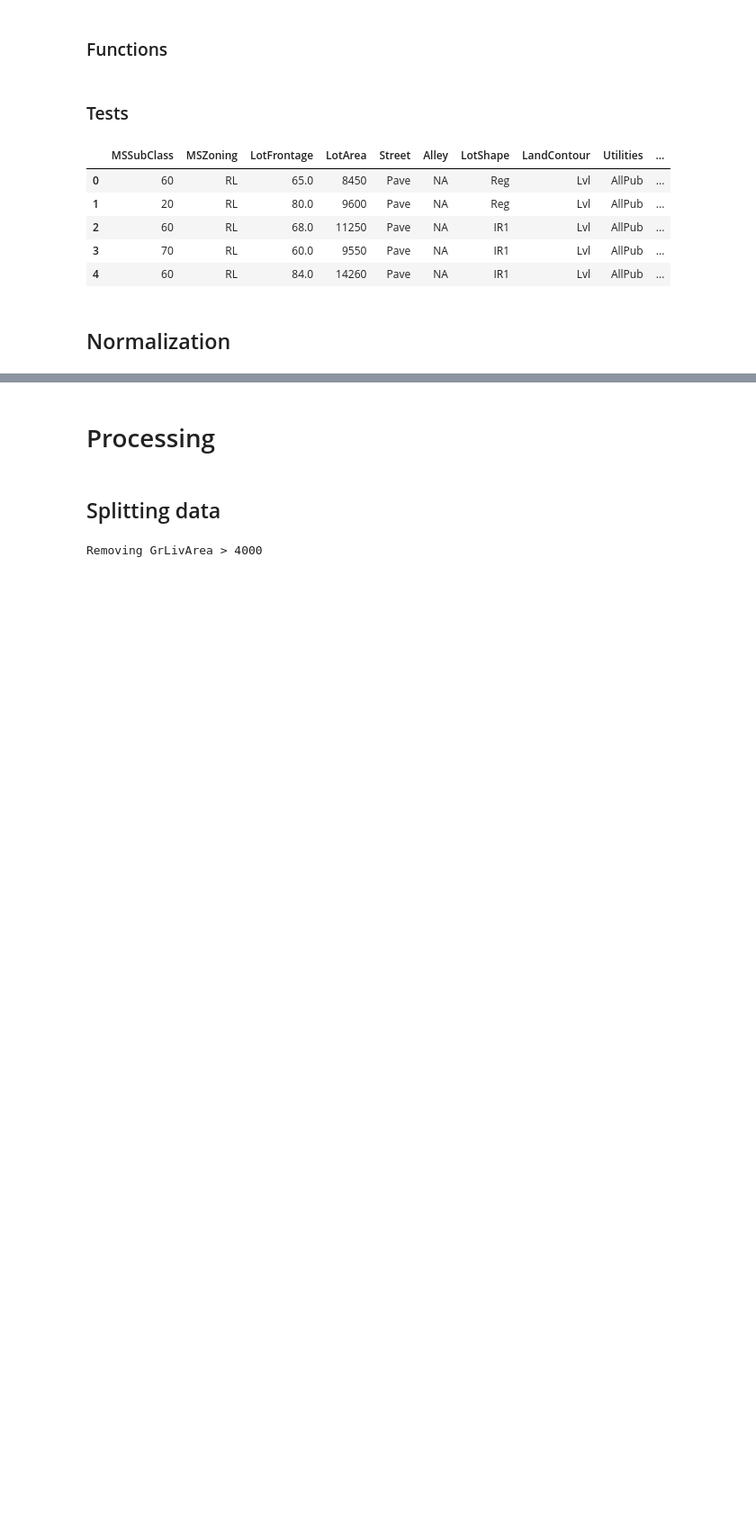
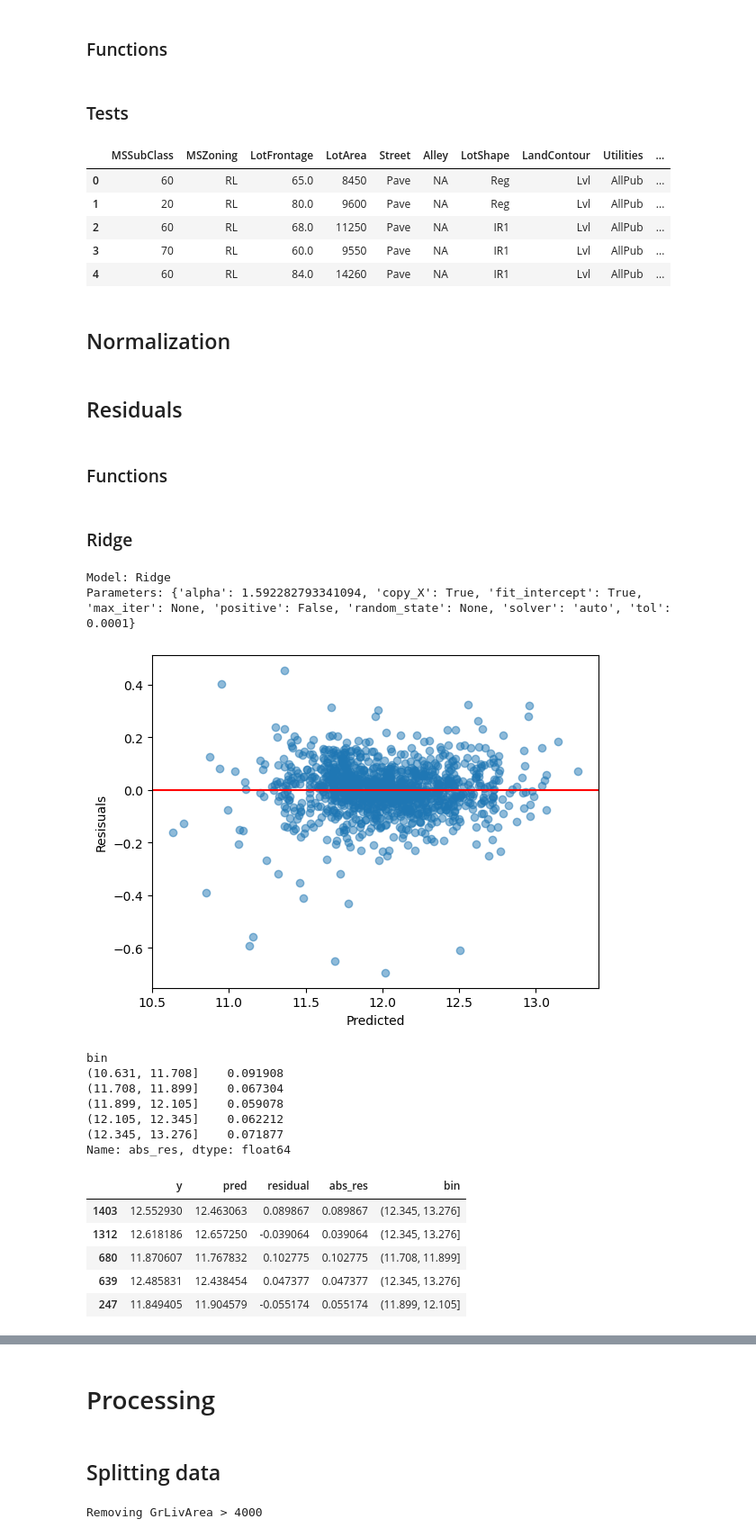
Before and after one commit to javrudsky/machine_learning, a Jupyter notebook: kaggle/housing/housing_v2.ipynb, the cells around one changed output, grey strips where cells are left out. Shown at 90% size. Cells and saved outputs as stored; diff of their text form; code cells hidden in the pictures; blank space fills up the shorter version.

```diff
--- a/kaggle/housing/housing_v2.ipynb
+++ b/kaggle/housing/housing_v2.ipynb
@@ -1823,3 +1885,7 @@ norm_cols = [col for col in df_norm.columns[df_norm.dtypes != "str"] if col not
 
 
 #df_norm.dtypes
+# %% [markdown]
+## Residuals
+# %% [markdown]
+### Functions
@@ -1825,0 +1919,38 @@ norm_cols = [col for col in df_norm.columns[df_norm.dtypes != "str"] if col not
+# %% [markdown]
+### Ridge
+# %%
+X, y, y_orig, X_test, y_test = split_train_test_data()
+X, y, _, ignored_cols, ord_cols_used, desc = initial_processing(X, y, y_orig)
+
+
+# Removing residuals > 0.2 an see what happen.
+# nrows_b = X.shape[0]
+# X = X[~X.index.isin(bigres_idx)]
+# y = y[~y.index.isin(bigres_idx)]
+
+# print("Removed rows:", nrows_b - X.shape[0], "(", nfmt((nrows_b - X.shape[0]) / nrows_b * 100), "%)")
+
+dfres = study_residuals(X, y, model=get_model("Rig"))
+
+
+print(dfres.groupby("bin")["abs_res"].mean())
+#print(df_res.groupby("bin")["abs_res"].mean())
+
+dfres.head()
+# %% [output]
+Model: Ridge
+Parameters: {'alpha': 1.592282793341094, 'copy_X': True, 'fit_intercept': True, 'max_iter': None, 'positive': False, 'random_state': None, 'solver': 'auto', 'tol': 0.0001}
+[figure, added]
+bin
+(10.631, 11.708]    0.091908
+(11.708, 11.899]    0.067304
+(11.899, 12.105]    0.059078
+(12.105, 12.345]    0.062212
+(12.345, 13.276]    0.071877
+Name: abs_res, dtype: float64
+|  | y | pred | residual | abs_res | bin |
+| 1403 | 12.552930 | 12.463063 | 0.089867 | 0.089867 | (12.345, 13.276] |
+| 1312 | 12.618186 | 12.657250 | -0.039064 | 0.039064 | (12.345, 13.276] |
+| 680 | 11.870607 | 11.767832 | 0.102775 | 0.102775 | (11.708, 11.899] |
+| 639 | 12.485831 | 12.438454 | 0.047377 | 0.047377 | (12.345, 13.276] |
+| 247 | 11.849405 | 11.904579 | -0.055174 | 0.055174 | (11.899, 12.105] |
```
Also changed, not shown: parts of 29 cells of this notebook.
